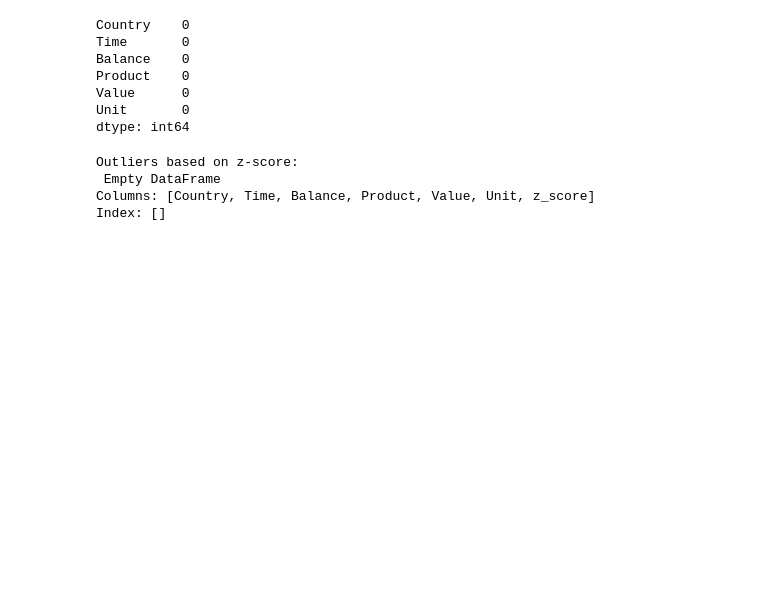
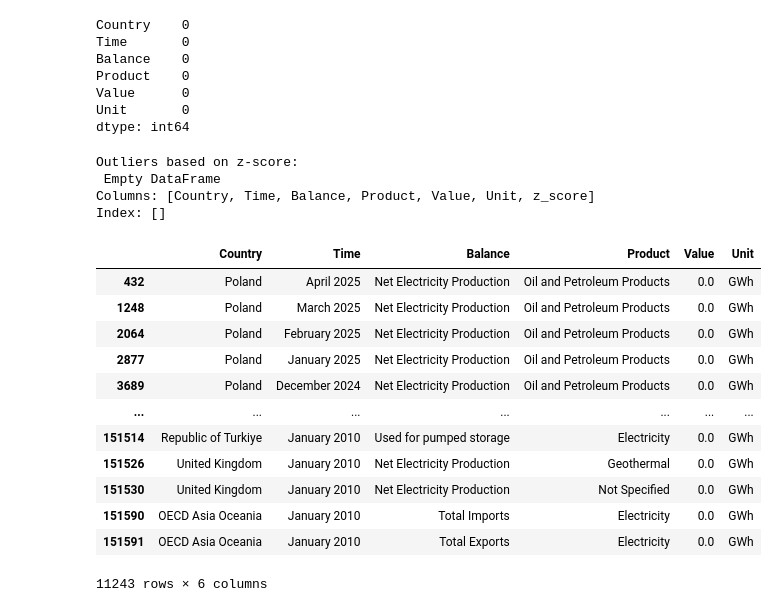
Before and after one commit to oliviajakli/Medium, a Jupyter notebook: MES.ipynb, the cells around one changed output. Cells and saved outputs as stored; diff of their text form; code cells hidden in the pictures; blank space fills up the shorter version.

Commit message:
Filtered and modified df

```diff
--- a/MES.ipynb
+++ b/MES.ipynb
@@ -103,3 +103,20 @@ Outliers based on z-score:
  Empty DataFrame
 Columns: [Country, Time, Balance, Product, Value, Unit, z_score]
 Index: []
+# %%
+df_zeros = df_filtered[df_filtered['Value'] == 0]
+df_zeros
+# %% [output]
+|  | Country | Time | Balance | Product | Value | Unit |
+| 432 | Poland | April 2025 | Net Electricity Production | Oil and Petroleum Products | 0.0 | GWh |
+| 1248 | Poland | March 2025 | Net Electricity Production | Oil and Petroleum Products | 0.0 | GWh |
+| 2064 | Poland | February 2025 | Net Electricity Production | Oil and Petroleum Products | 0.0 | GWh |
+| 2877 | Poland | January 2025 | Net Electricity Production | Oil and Petroleum Products | 0.0 | GWh |
+| 3689 | Poland | December 2024 | Net Electricity Production | Oil and Petroleum Products | 0.0 | GWh |
+| ... | ... | ... | ... | ... | ... | ... |
+| 151514 | Republic of Turkiye | January 2010 | Used for pumped storage | Electricity | 0.0 | GWh |
+| 151526 | United Kingdom | January 2010 | Net Electricity Production | Geothermal | 0.0 | GWh |
+| 151530 | United Kingdom | January 2010 | Net Electricity Production | Not Specified | 0.0 | GWh |
+| 151590 | OECD Asia Oceania | January 2010 | Total Imports | Electricity | 0.0 | GWh |
+| 151591 | OECD Asia Oceania | January 2010 | Total Exports | Electricity | 0.0 | GWh |
+11243 rows × 6 columns
```
Also changed, not shown: parts of 9 cells of this notebook.
